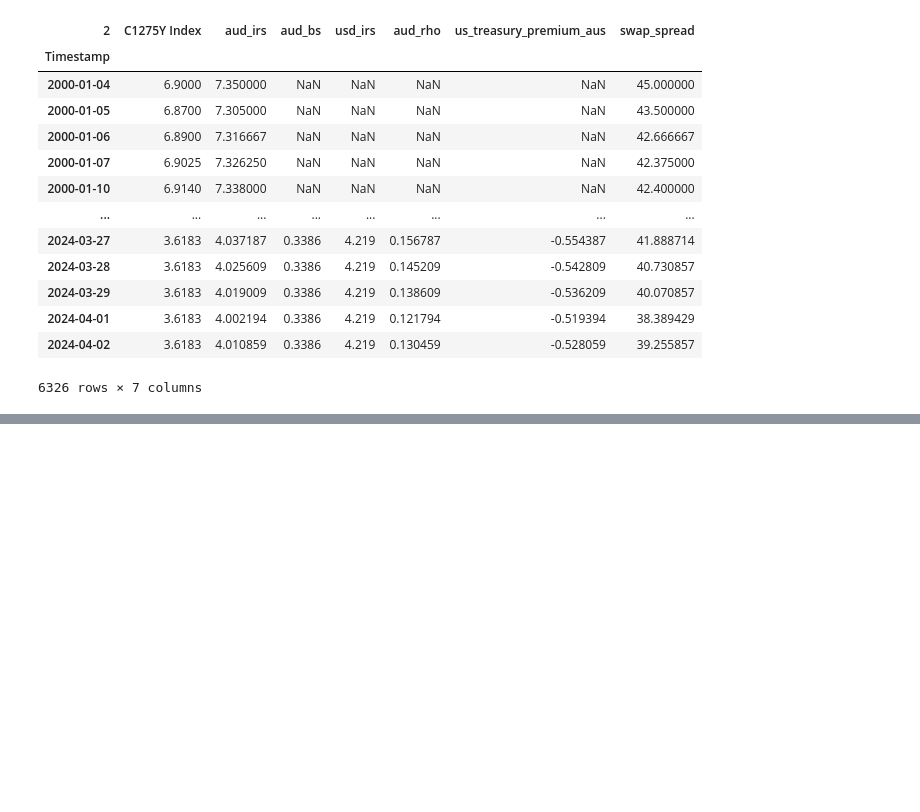
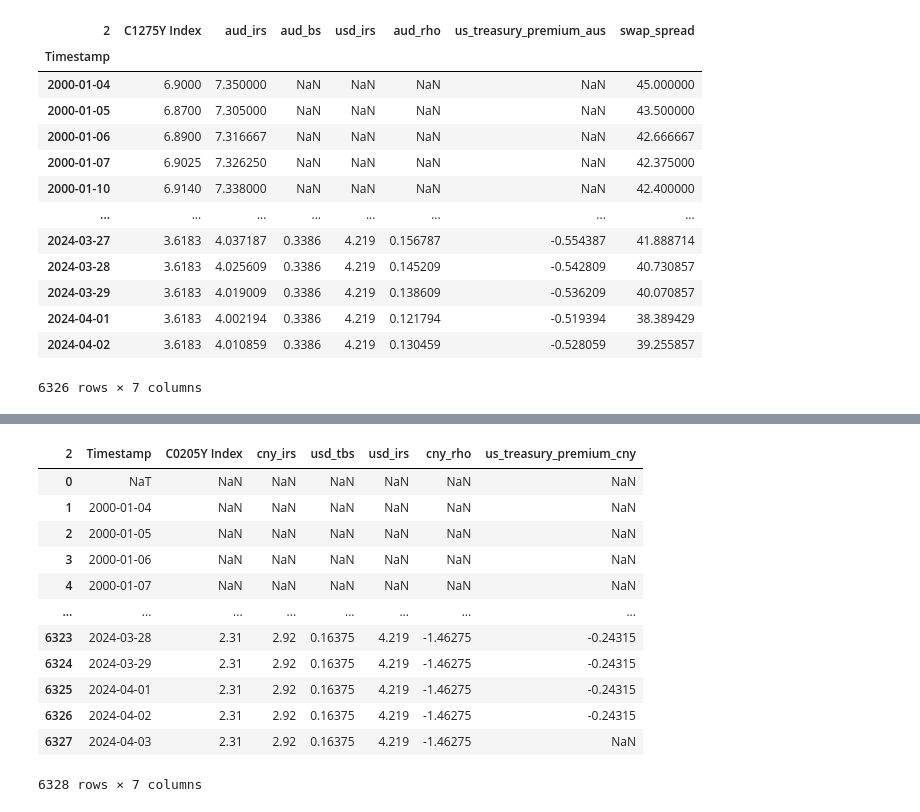
Before and after one commit to NicholasWatney/MGT6769-The-U.S.-Treasury-Premium, a Jupyter notebook: 10yearTreasuryPremium-2.ipynb, the cells around one changed output, grey strips where cells are left out. Drawn from its saved outputs; the diff is of its cells as text; code cells hidden in the pictures; blank space fills up the shorter version.

```diff
--- a/10yearTreasuryPremium-2.ipynb
+++ b/10yearTreasuryPremium-2.ipynb
@@ -338,0 +361,18 @@ df_results
+# %%
+df_cny = sheets_dict['CNY']
+df_inr = sheets_dict['INR']
+df_krw = sheets_dict['KRW']
+df_cny = clean_df(df_cny)
+df_inr = clean_df(df_inr)
+df_krw = clean_df(df_krw)
+df_cny = calculate_7day_rolling_average(df_cny)
+df_inr = calculate_7day_rolling_average(df_inr)
+df_krw = calculate_7day_rolling_average(df_krw)
+df_cny_5y = df_cny.loc[:, ['Timestamp', df_cny.columns[-3]]]
+df_inr_5y = df_inr.loc[:, ['Timestamp', df_inr.columns[-3]]]
+df_krw_5y = df_krw.loc[:, ['Timestamp', df_krw.columns[-3]]]
+# %%
+df_cny_5y['cny_irs'] = df_cny['CCSWN5 Curncy']
+df_cny_5y['usd_tbs'] = df_usd['USBC5 Curncy'] / 100
+df_cny_5y['usd_irs'] = df_usd['USSW5 Curncy']
+df_cny_5y['cny_rho'] = df_cny_5y['cny_irs'] - df_cny_5y['usd_tbs'] - df_cny_5y['usd_irs']
@@ -338,0 +395,16 @@ df_results
+# %%
+df_cny_5y
+# %% [output]
+| 2 | Timestamp | C0205Y Index | cny_irs | usd_tbs | usd_irs | cny_rho | us_treasury_premium_cny |
+| 0 | NaT | NaN | NaN | NaN | NaN | NaN | NaN |
+| 1 | 2000-01-04 | NaN | NaN | NaN | NaN | NaN | NaN |
+| 2 | 2000-01-05 | NaN | NaN | NaN | NaN | NaN | NaN |
+| 3 | 2000-01-06 | NaN | NaN | NaN | NaN | NaN | NaN |
+| 4 | 2000-01-07 | NaN | NaN | NaN | NaN | NaN | NaN |
+| ... | ... | ... | ... | ... | ... | ... | ... |
+| 6323 | 2024-03-28 | 2.31 | 2.92 | 0.16375 | 4.219 | -1.46275 | -0.24315 |
+| 6324 | 2024-03-29 | 2.31 | 2.92 | 0.16375 | 4.219 | -1.46275 | -0.24315 |
+| 6325 | 2024-04-01 | 2.31 | 2.92 | 0.16375 | 4.219 | -1.46275 | -0.24315 |
+| 6326 | 2024-04-02 | 2.31 | 2.92 | 0.16375 | 4.219 | -1.46275 | -0.24315 |
+| 6327 | 2024-04-03 | 2.31 | 2.92 | 0.16375 | 4.219 | -1.46275 | NaN |
+6328 rows × 7 columns
```
Also changed, not shown: parts of 12 cells of this notebook.
